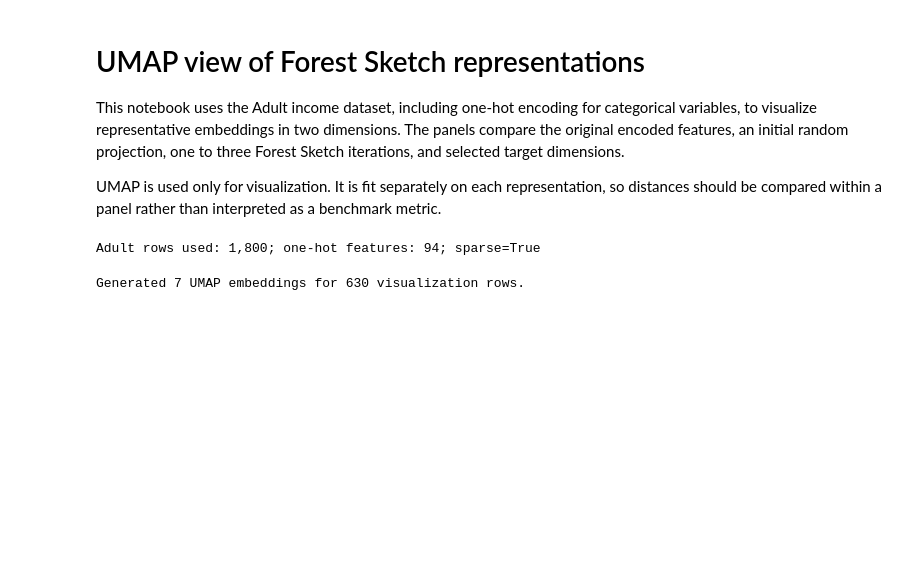
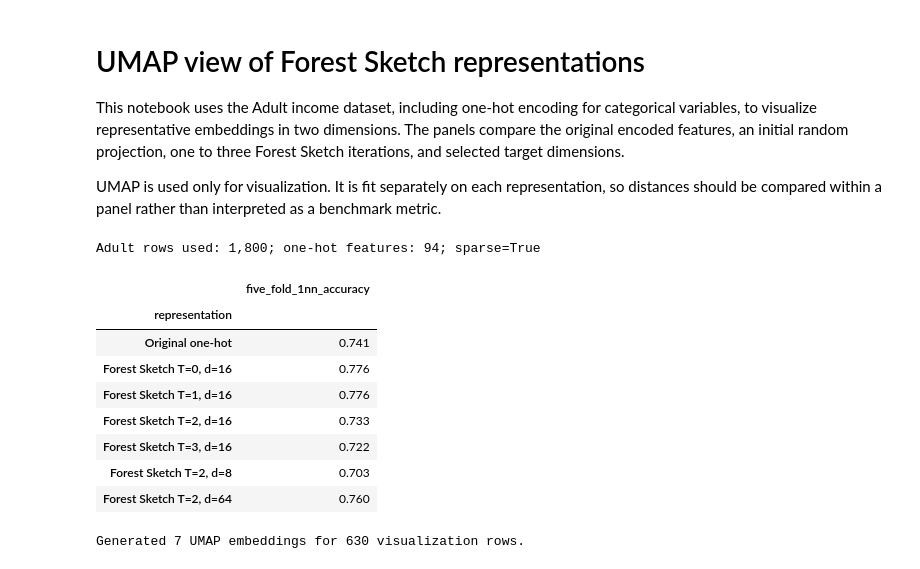
Before and after one commit to fabriziocosta/forestsketch, a Jupyter notebook: notebooks/11_umap_representations.ipynb, the cells around one changed output. Saved outputs shown, nothing was run; the diff lists cells and outputs as text; code cells hidden in the pictures; blank space fills up the shorter version.

```diff
--- a/notebooks/11_umap_representations.ipynb
+++ b/notebooks/11_umap_representations.ipynb
@@ -44,27 +46,44 @@ Adult rows used: 1,800; one-hot features: 94; sparse=True
 # %%
 def forest(seed=42):
     return RandomForestClassifier(n_estimators=35, max_depth=10, n_jobs=1, random_state=seed)
 
 representations = {'Original one-hot': X_vis}
 for iterations in [0, 1, 2, 3]:
     sketch = ForestSketchEstimator(
         estimator=forest(), n_components=16, n_iterations=iterations, random_state=42
     )
     sketch.fit(X_train, y_train)
     representations[f'Forest Sketch T={iterations}, d=16'] = sketch.transform(X_vis)
 for dimension in [8, 64]:
     sketch = ForestSketchEstimator(
         estimator=forest(), n_components=dimension, n_iterations=2, random_state=42
     )
     sketch.fit(X_train, y_train)
     representations[f'Forest Sketch T=2, d={dimension}'] = sketch.transform(X_vis)
 
 embeddings = {}
 for name, representation in representations.items():
     reducer = umap.UMAP(n_neighbors=20, min_dist=0.15, metric='cosine', random_state=42, n_jobs=1)
     embeddings[name] = reducer.fit_transform(representation)
+
+cv = StratifiedKFold(n_splits=5, shuffle=True, random_state=42)
+quality_rows = []
+for name, embedding in embeddings.items():
+    scores = cross_val_score(KNeighborsClassifier(n_neighbors=1), embedding, y_vis, cv=cv, scoring='accuracy')
+    quality_rows.append({'representation': name, 'five_fold_1nn_accuracy': scores.mean()})
+quality = pd.DataFrame(quality_rows).set_index('representation')
+display(quality.round(3))
 print(f'Generated {len(embeddings)} UMAP embeddings for {X_vis.shape[0]:,} visualization rows.')
 # %% [output]
+|  | five_fold_1nn_accuracy |
+| representation |  |
+| Original one-hot | 0.741 |
+| Forest Sketch T=0, d=16 | 0.776 |
+| Forest Sketch T=1, d=16 | 0.776 |
+| Forest Sketch T=2, d=16 | 0.733 |
+| Forest Sketch T=3, d=16 | 0.722 |
+| Forest Sketch T=2, d=8 | 0.703 |
+| Forest Sketch T=2, d=64 | 0.760 |
 Generated 7 UMAP embeddings for 630 visualization rows.
 # %%
 fig, axes = plt.subplots(2, 4, figsize=(16, 8), constrained_layout=True)
```
Also changed, not shown: parts of 2 cells of this notebook, 3 other files.
